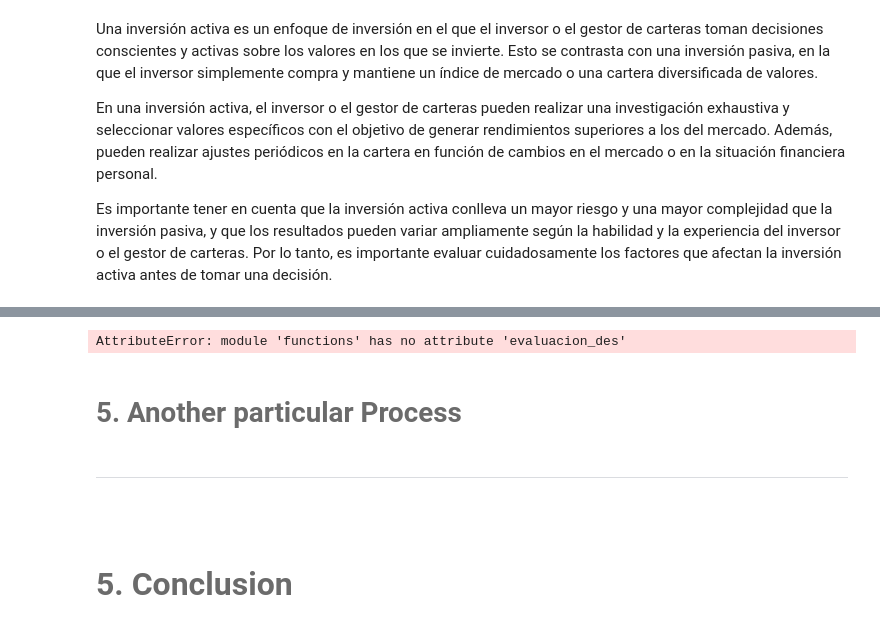
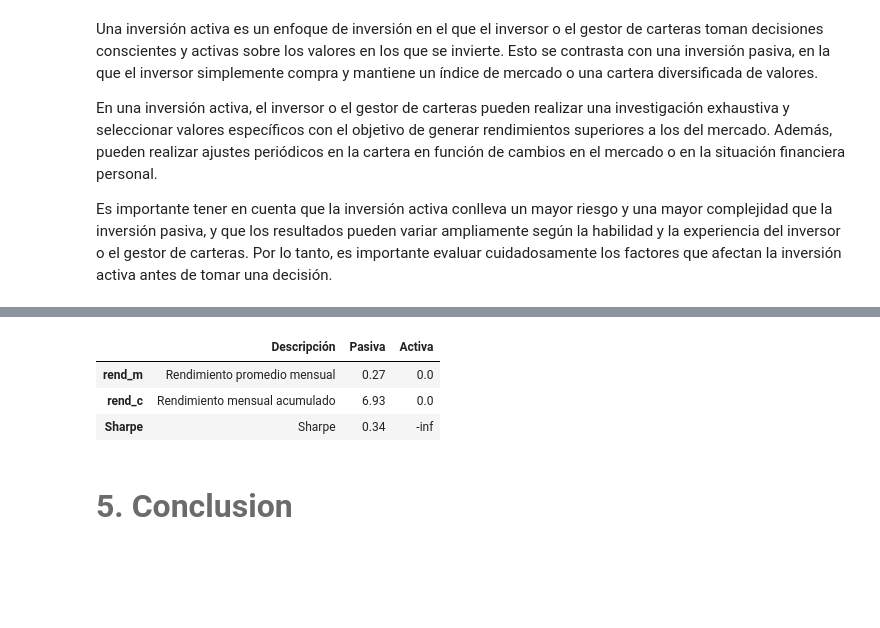
Before and after one commit to gerardogonz/Lab1-MSYT, a Jupyter notebook: notebook.ipynb, the cells around one changed output, grey strips where cells are left out. Drawn from its saved outputs; the diff is of its cells as text; code cells hidden in the pictures; blank space fills up the shorter version.

```diff
--- a/notebook.ipynb
+++ b/notebook.ipynb
@@ -222,9 +267,9 @@ ValueError: too many values to unpack (expected 2)
 # %%
 # Medidas de desempeño
 desemp = fn.evaluacion_des(pasiva,inversion_activa,rf)
+desemp
 # %% [output]
-AttributeError: module 'functions' has no attribute 'evaluacion_des'
+|  | Descripción | Pasiva | Activa |
+| rend_m | Rendimiento promedio mensual | 0.27 | 0.0 |
+| rend_c | Rendimiento mensual acumulado | 6.93 | 0.0 |
+| Sharpe | Sharpe | 0.34 | -inf |
-# %% [markdown]
-# <font color= #6B6B6B> 5. Another particular Process  </font>
-# %% [markdown]
-<hr style="border:0.02in solid gray"> </hr>
@@ -235,5 +276,3 @@ AttributeError: module 'functions' has no attribute 'evaluacion_des'
-# %% [markdown]
-<br>
 # %% [markdown]
 # <font color= #6B6B6B> <font size = 6> 5. Conclusion </font>
 # %% [markdown]
```
Also changed, not shown: parts of 16 cells of this notebook.
